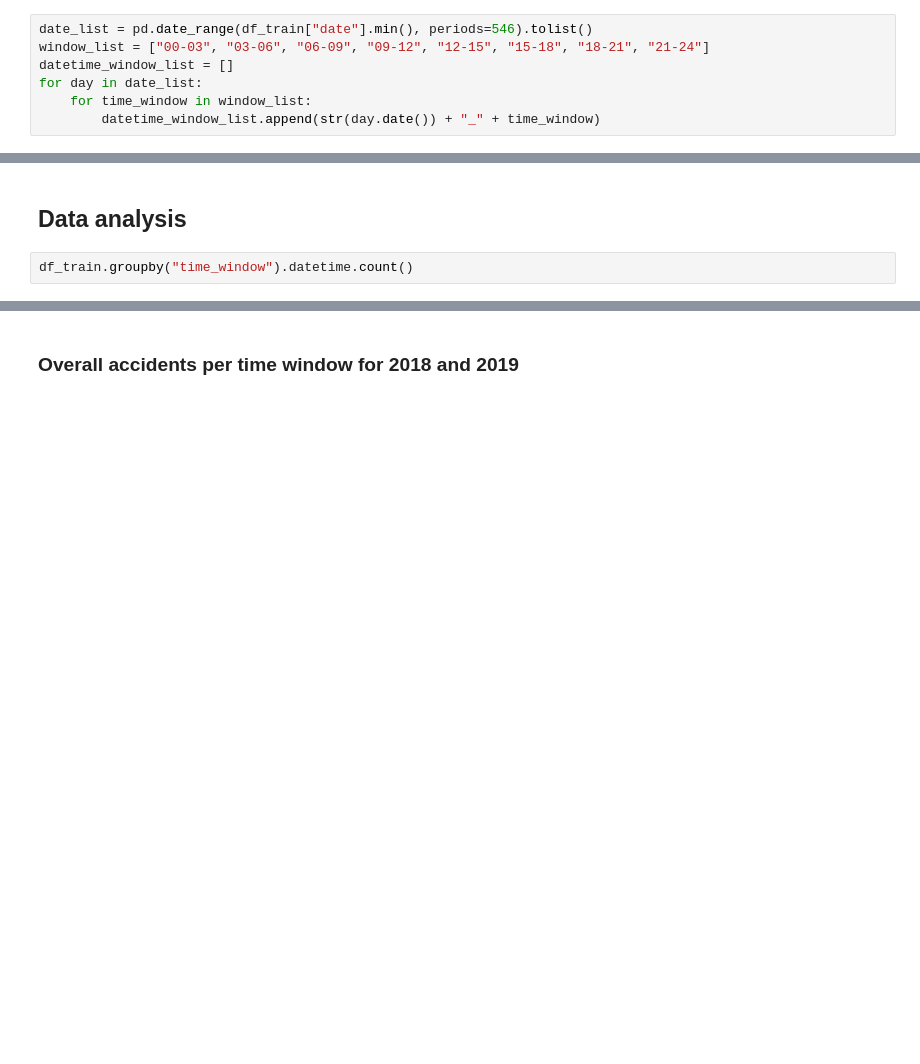
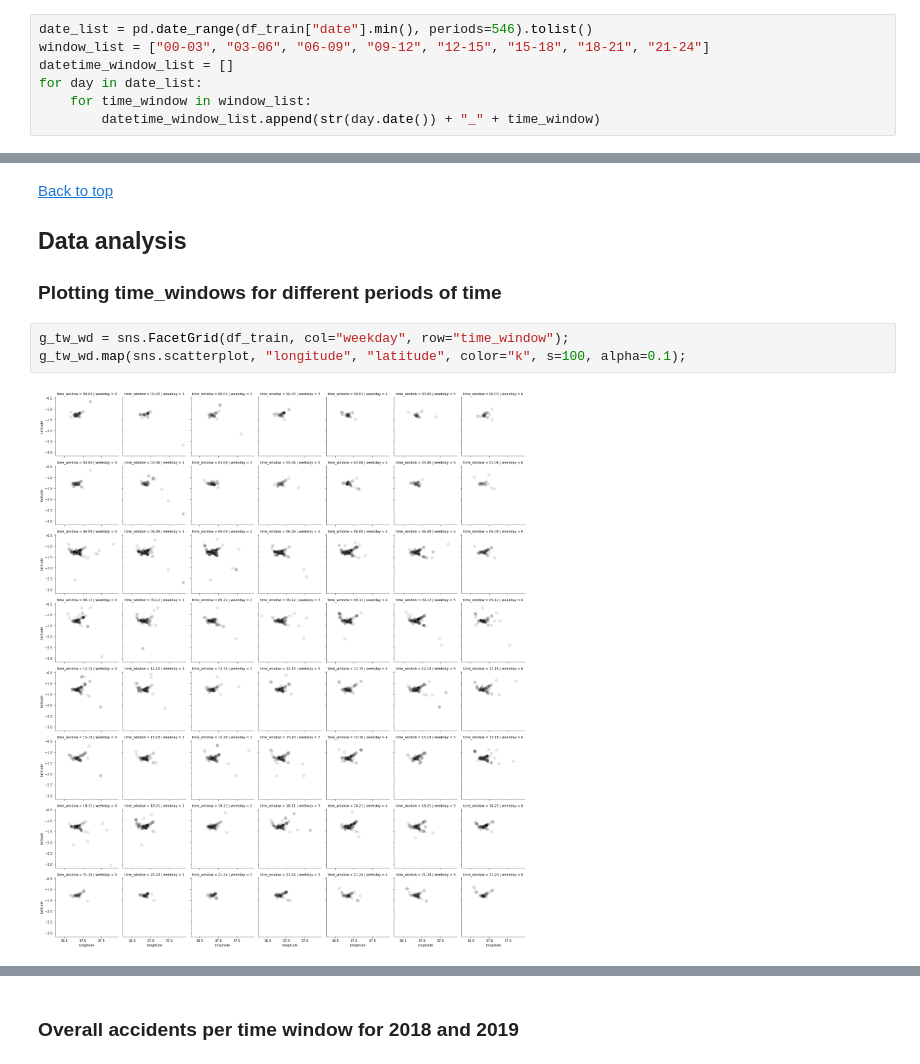
Before and after one commit to AndOleAnd/Capstone_N_A_P, a Jupyter notebook: Notebooks/Accidents_EDA.ipynb, the cells around one changed output, grey strips where cells are left out. Saved outputs shown, nothing was run; the diff lists cells and outputs as text; blank space fills up the shorter version.

```diff
--- a/Notebooks/Accidents_EDA.ipynb
+++ b/Notebooks/Accidents_EDA.ipynb
@@ -152,8 +252,15 @@ df_complete.groupby("time_window").sum("accidents")
 # %% [markdown]
+[Back to top](#Top)<br>
+
 </br>
 </br>
 </br>
 
 ## Data analysis <a name="Data_analysis"></a>
+
+### Plotting time_windows for different periods of time
-# %%
-df_train.groupby("time_window").datetime.count()
+# %%
+g_tw_wd = sns.FacetGrid(df_train, col="weekday", row="time_window");
+g_tw_wd.map(sns.scatterplot, "longitude", "latitude", color="k", s=100, alpha=0.1);
+# %% [output]
+[figure, added]
```
Also changed, not shown: parts of 39 cells of this notebook, 1 other file.
